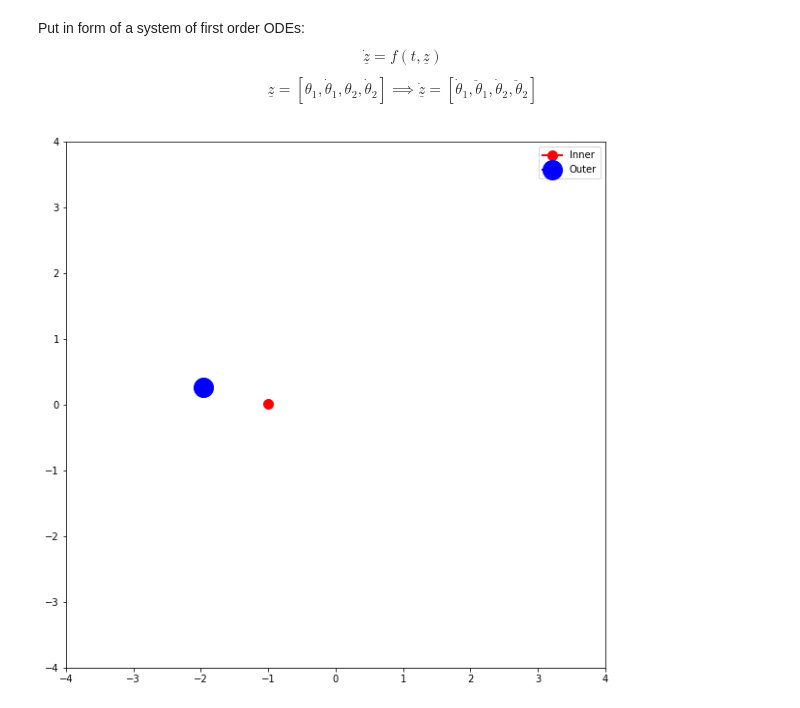
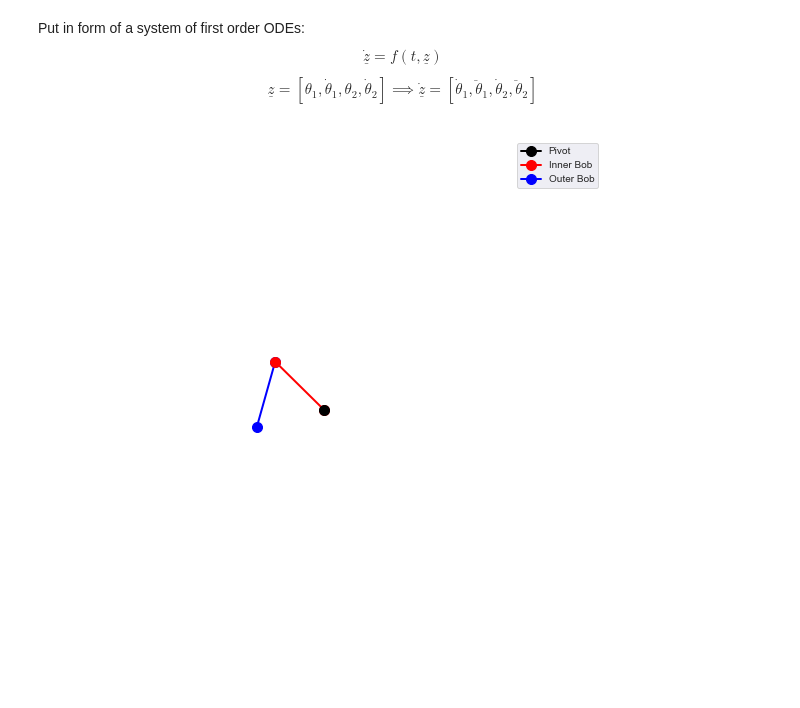
Before and after one commit to jmgpgit/Pendulum, a Jupyter notebook: src/pendulum.ipynb, the cells around one changed output. Cells and saved outputs as stored; diff of their text form; code cells hidden in the pictures.

```diff
--- a/src/pendulum.ipynb
+++ b/src/pendulum.ipynb
@@ -145,48 +144,51 @@ def dbl_pendulum_state(t, th, g=9.81):
     return np.array([dth1, func_ddtheta1_dtdt(th1, th2, dth1, dth2, g), dth2,  func_ddtheta2_dtdt(th1, th2, dth1, dth2, g)])
 # %%
 # Solve the ODE: Initial condition vector is [theta1, dtheta1, theta2, dtheta2]
-c = solve_ivp(dbl_pendulum_state, [0, 10], [np.pi+0.3,  0, np.pi+0.2, 0], t_eval=np.arange(0, 10, 0.01))
+double_pendulum = solve_ivp(dbl_pendulum_state,
+                            [0, 30],
+                            [np.pi+0.3,  2, np.pi+0.2, -1],
+                            t_eval=np.arange(0, 30, 0.01))
 # %%
 # Get the x and y positions of the pendulums
-th1 = c.y[0]
-dth1 = c.y[1]
-th2 = c.y[2]
-dth2 = c.y[3]
+th1 = double_pendulum.y[0]
+dth1 = double_pendulum.y[1]
+th2 = double_pendulum.y[2]
+dth2 = double_pendulum.y[3]
 x1 = np.sin(th1)
 y1 = -np.cos(th1)
 x2 = x1 + np.sin(th2)
 y2 = y1 - np.cos(th2)
 # %%
 fig, axes = plt.subplots(nrows=1, ncols=1, figsize=(10, 10))
-
-
 axes.set_ylim(-4,4)
 axes.set_xlim(-4,4)
 
+line2, = axes.plot([], [], lw = 2, color = 'blue', marker = 'o', markersize = 10)
 line1, = axes.plot([], [], lw = 2, color = 'red', marker = 'o', markersize = 10)
-line2, = axes.plot([], [], lw = 2, color = 'blue', marker = 'o', markersize = 20)
+line0, = axes.plot([0], [0], lw = 2, color = 'black', marker = 'o', markersize = 10)
 
-axes.legend([line1, line2], ['Inner', 'Outer'])
-
+axes.legend([line0, line1, line2], ['Pivot','Inner Bob', 'Outer Bob'])
+axes.set_axis_off()
 def init():
     line1.set_data([], [])
     line2.set_data([], [])
     return line1, line2,
 
 
 # animation function
 def animate(i):
     # x, y values to be plotted
-    line1.set_data(x1[i], y1[i])
-    line2.set_data(x2[i], y2[i])
+    line1.set_data([0,x1[i]], [0,y1[i]])
+    line2.set_data([x1[i], x2[i]], [y1[i], y2[i]])
+
     return line1, line2,
 
 # calling the animation function
 anim = animation.FuncAnimation(fig, animate,
                             init_func = init,
-                            frames = 400,
+                            frames = 1500,
                             interval = 20,
                             blit = True)
 anim.save('pend.mp4', writer = 'ffmpeg', fps = 30)
 # %% [output]
-[figure, old version]
+[figure, new version]
```
Also changed, not shown: parts of 9 cells of this notebook, 1 other file.
